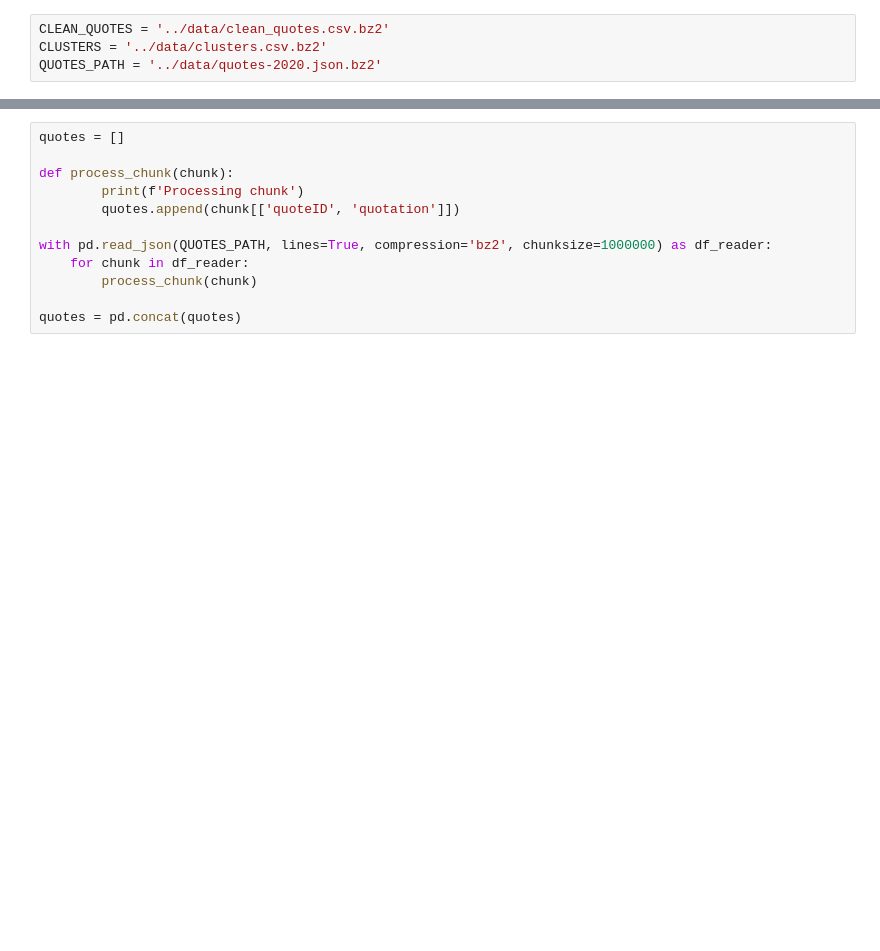
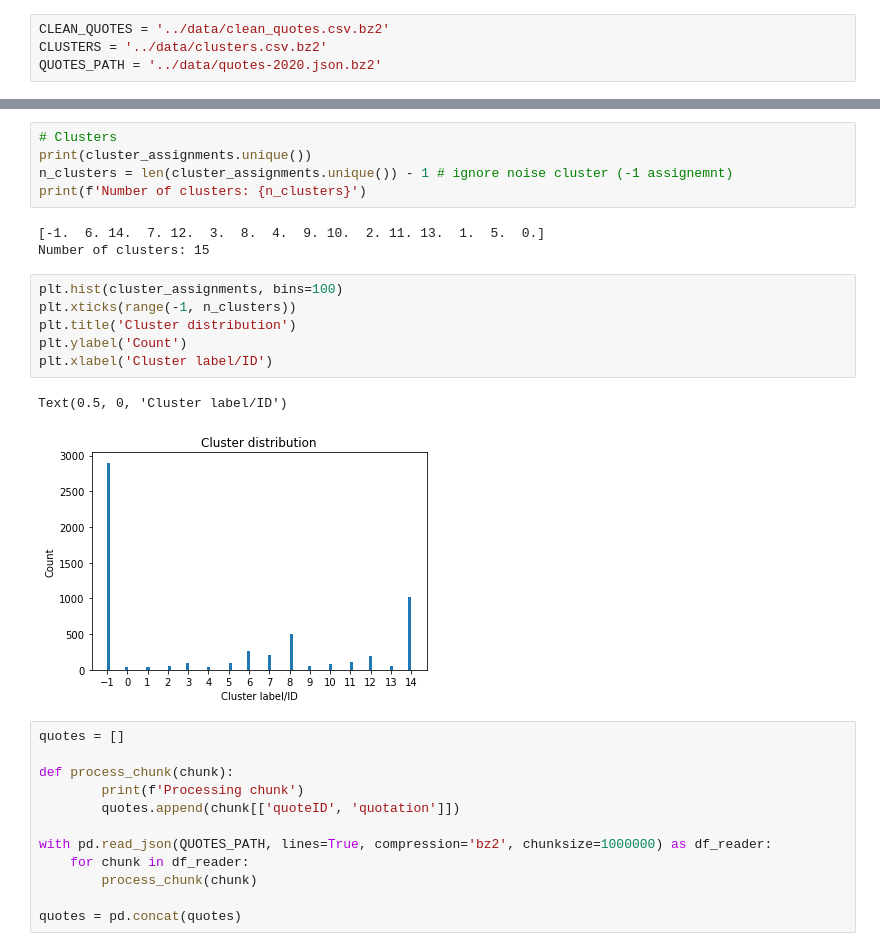
Before and after one commit to epfl-ada/ada-2021-project-improvise-adapt-overcome, a Jupyter notebook: src/Semantic Analysis.ipynb, the cells around one changed output, grey strips where cells are left out. Cells and saved outputs as stored; diff of their text form; blank space fills up the shorter version.

```diff
--- a/src/Semantic Analysis.ipynb
+++ b/src/Semantic Analysis.ipynb
@@ -70,3 +77,20 @@ cluster_assignments = pd.read_csv(CLUSTERS, index_col=0)
+# %%
+# Clusters
+print(cluster_assignments.unique())
+n_clusters = len(cluster_assignments.unique()) - 1 # ignore noise cluster (-1 assignemnt)
+print(f'Number of clusters: {n_clusters}')
+# %% [output]
+[-1.  6. 14.  7. 12.  3.  8.  4.  9. 10.  2. 11. 13.  1.  5.  0.]
+Number of clusters: 15
+# %%
+plt.hist(cluster_assignments, bins=100)
+plt.xticks(range(-1, n_clusters))
+plt.title('Cluster distribution')
+plt.ylabel('Count')
+plt.xlabel('Cluster label/ID')
+# %% [output]
+Text(0.5, 0, 'Cluster label/ID')
+[figure, added]
 # %%
 quotes = []
 
```
Also changed, not shown: parts of 18 cells of this notebook.
